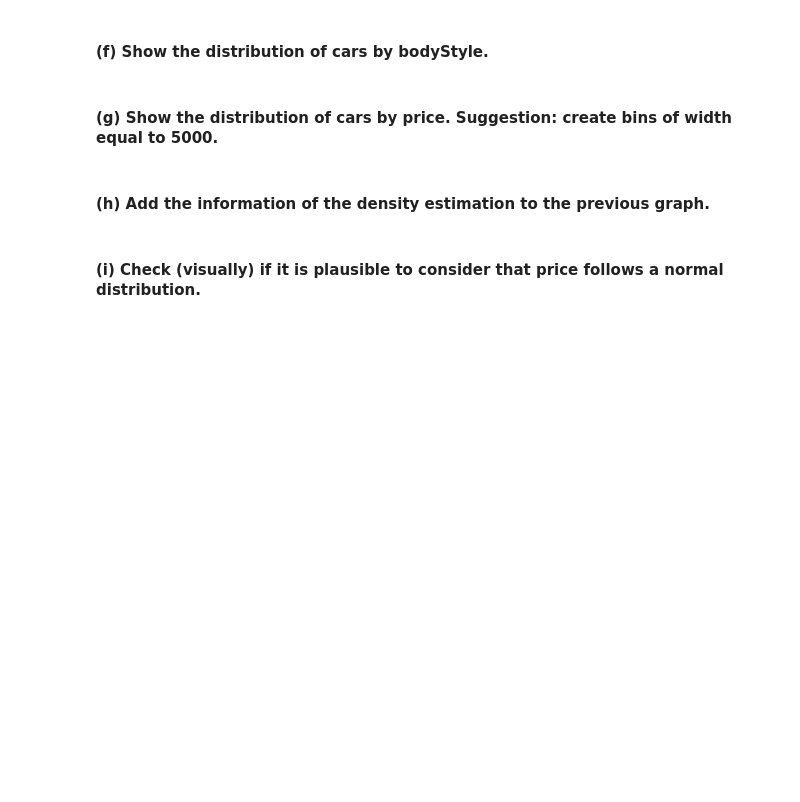
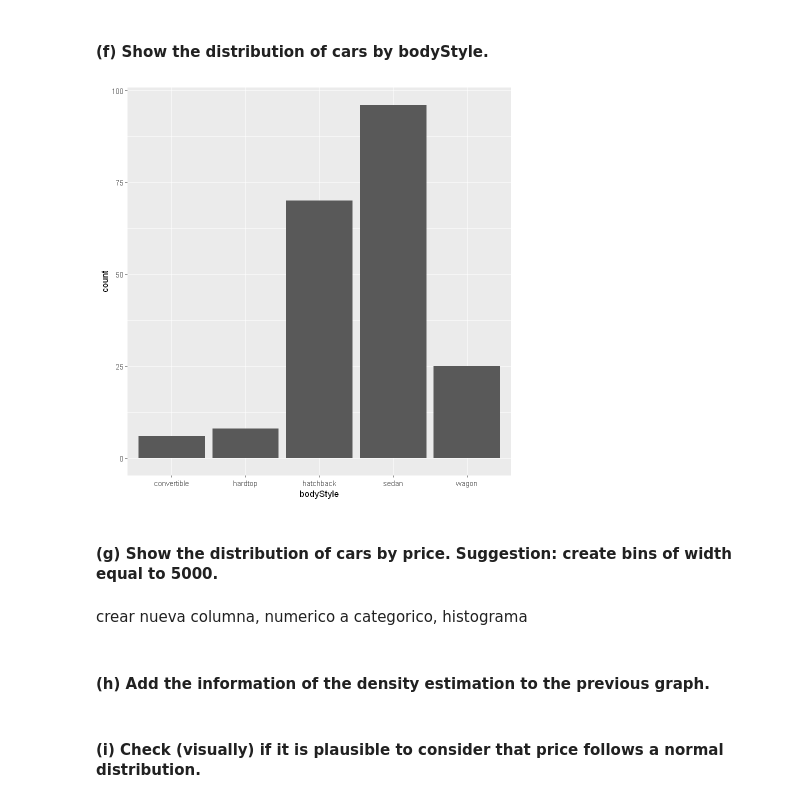
Before and after one commit to PaolaMaribel18/hands-on-2023A, a Jupyter notebook: notebooks/03-dataexploration.ipynb, the cells around one changed output. Saved outputs shown, nothing was run; the diff lists cells and outputs as text; code cells hidden in the pictures; blank space fills up the shorter version.

```diff
--- a/notebooks/03-dataexploration.ipynb
+++ b/notebooks/03-dataexploration.ipynb
@@ -140,7 +159,13 @@ A tibble: 5 × 4
 # %% [markdown]
 #### (f) Show the distribution of cars by bodyStyle.
+# %%
+ggplot(carIns_final, aes(x=bodyStyle))+geom_bar()
+# %% [output]
+[figure, added]
 # %% [markdown]
 #### (g) Show the distribution of cars by price. Suggestion: create bins of width equal to 5000.
+# %% [markdown]
+crear nueva columna, numerico a categorico, histograma
 # %% [markdown]
 #### (h) Add the information of the density estimation to the previous graph.
 # %% [markdown]
```
Also changed, not shown: parts of 4 cells of this notebook.
